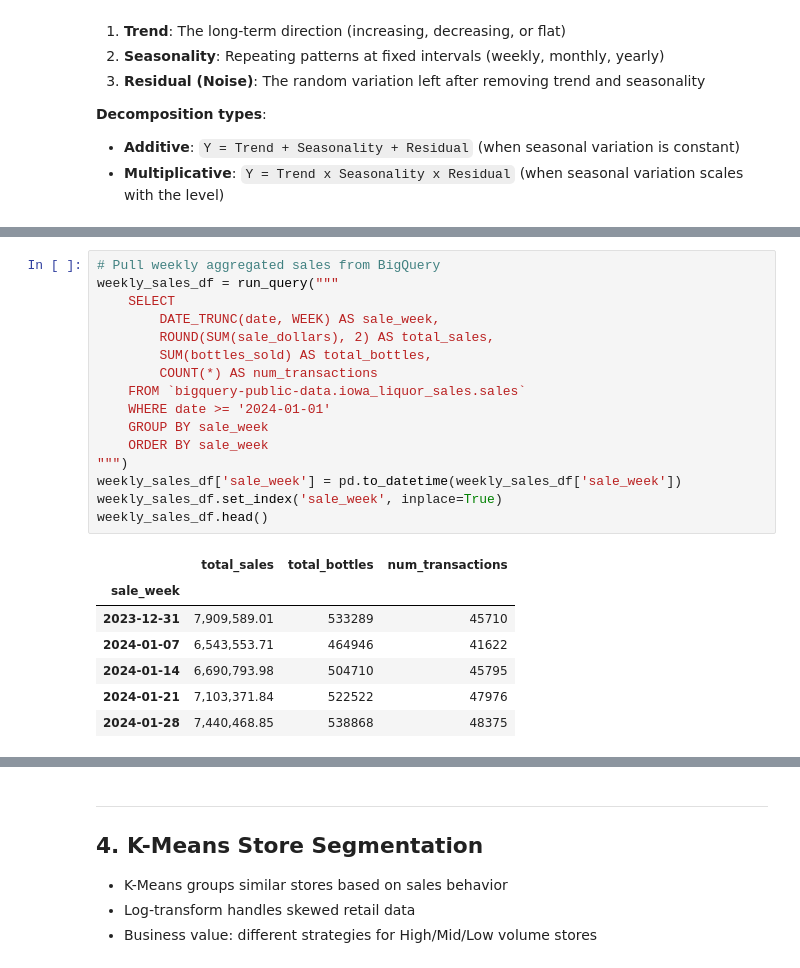
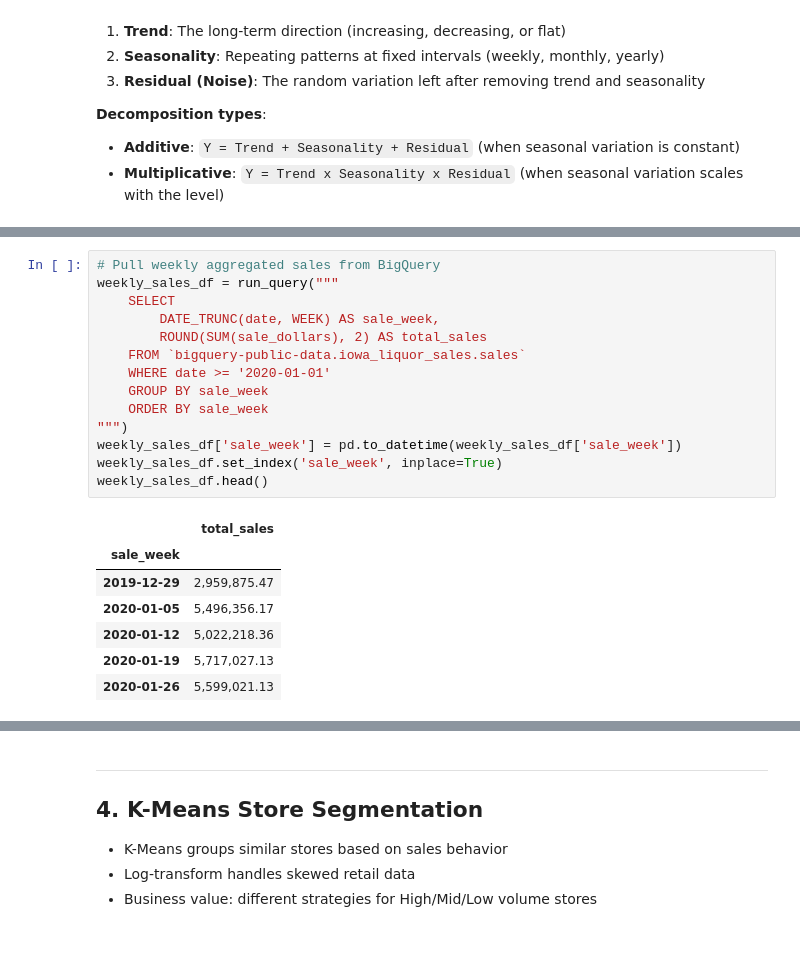
Before and after one commit to gfavero/Iowa-ML-Sales-Forecast, a Jupyter notebook: notebooks/ML_Sales_Forecasting.ipynb, the cells around one changed output, grey strips where cells are left out. Saved outputs shown, nothing was run; the diff lists cells and outputs as text.

```diff
--- a/notebooks/ML_Sales_Forecasting.ipynb
+++ b/notebooks/ML_Sales_Forecasting.ipynb
@@ -131,24 +202,22 @@ warnings.filterwarnings('ignore')
 # %%
 # Pull weekly aggregated sales from BigQuery
 weekly_sales_df = run_query("""
     SELECT
         DATE_TRUNC(date, WEEK) AS sale_week,
-        ROUND(SUM(sale_dollars), 2) AS total_sales,
-        SUM(bottles_sold) AS total_bottles,
-        COUNT(*) AS num_transactions
+        ROUND(SUM(sale_dollars), 2) AS total_sales
     FROM `bigquery-public-data.iowa_liquor_sales.sales`
-    WHERE date >= '2024-01-01'
+    WHERE date >= '2020-01-01'
     GROUP BY sale_week
     ORDER BY sale_week
 """)
 weekly_sales_df['sale_week'] = pd.to_datetime(weekly_sales_df['sale_week'])
 weekly_sales_df.set_index('sale_week', inplace=True)
 weekly_sales_df.head()
 # %% [output]
-|  | total_sales | total_bottles | num_transactions |
-| sale_week |  |  |  |
-| 2023-12-31 | 7,909,589.01 | 533289 | 45710 |
-| 2024-01-07 | 6,543,553.71 | 464946 | 41622 |
-| 2024-01-14 | 6,690,793.98 | 504710 | 45795 |
-| 2024-01-21 | 7,103,371.84 | 522522 | 47976 |
-| 2024-01-28 | 7,440,468.85 | 538868 | 48375 |
+|  | total_sales |
+| sale_week |  |
+| 2019-12-29 | 2,959,875.47 |
+| 2020-01-05 | 5,496,356.17 |
+| 2020-01-12 | 5,022,218.36 |
+| 2020-01-19 | 5,717,027.13 |
+| 2020-01-26 | 5,599,021.13 |
```
Also changed, not shown: parts of 20 cells of this notebook, 1 other file.
